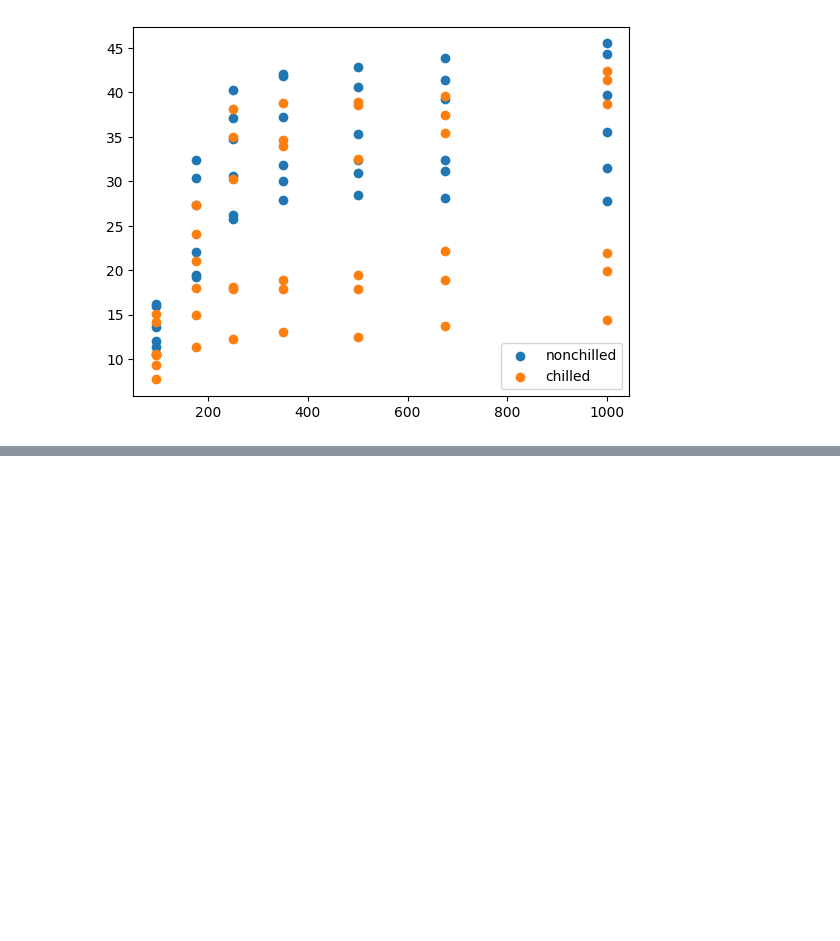
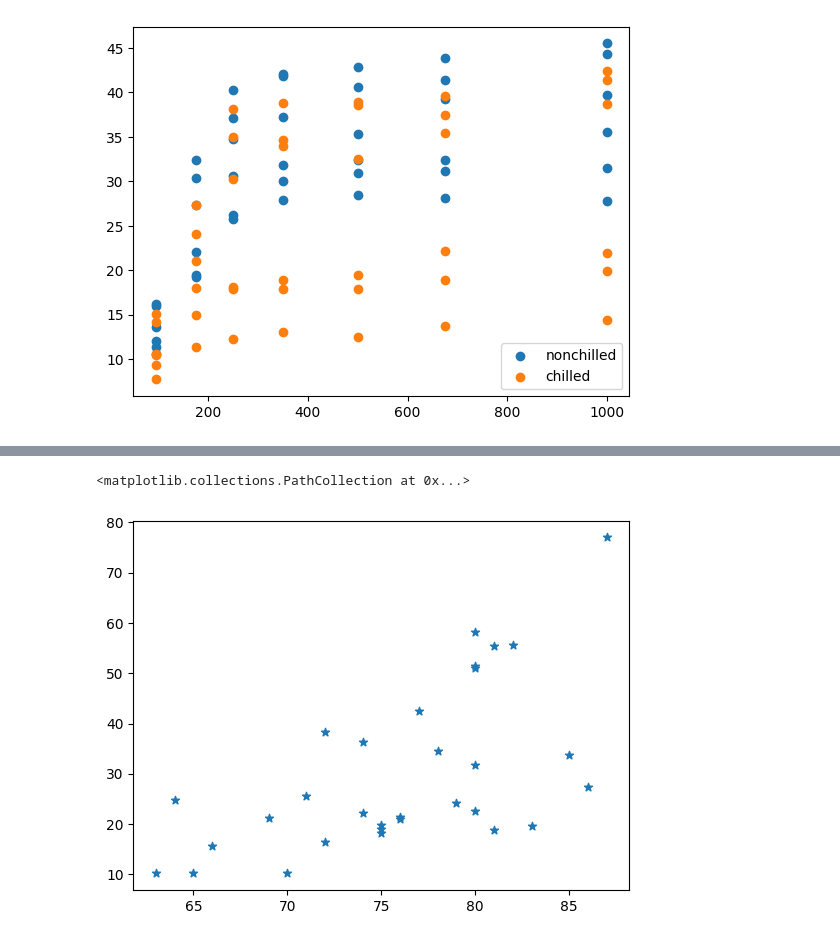
Before and after one commit to tirolezzo/DataScience, a Jupyter notebook: GraficosVisualizaçãoDashboards.ipynb, the cells around one changed output, grey strips where cells are left out. Cells and saved outputs as stored; diff of their text form; code cells hidden in the pictures; blank space fills up the shorter version.

```diff
--- a/GraficosVisualizaçãoDashboards.ipynb
+++ b/GraficosVisualizaçãoDashboards.ipynb
@@ -226,0 +252,6 @@ plt.legend(loc = 'lower right')
+# %%
+# Height with Volume
+plt.scatter(base.Height, base.Volume, marker = '*')
+# %% [output]
+<matplotlib.collections.PathCollection at 0x...>
+[figure, added]
```
Also changed, not shown: parts of 6 cells of this notebook.
